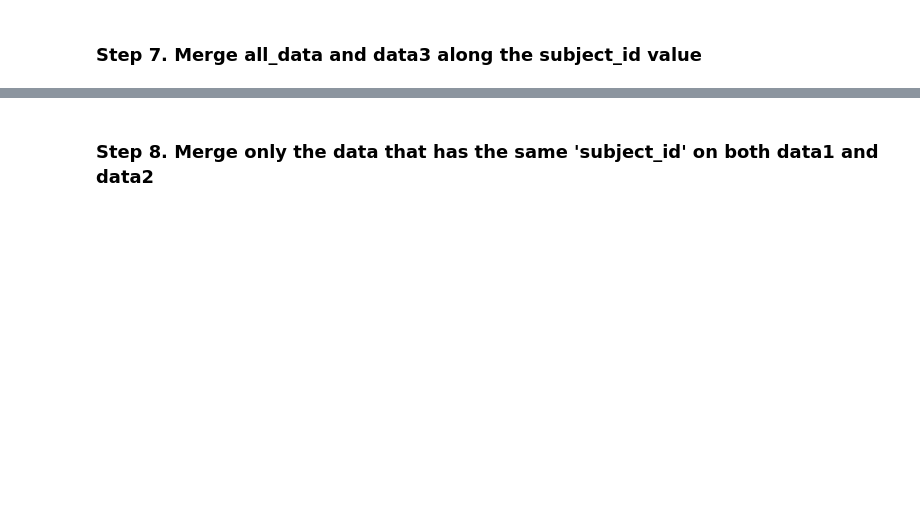
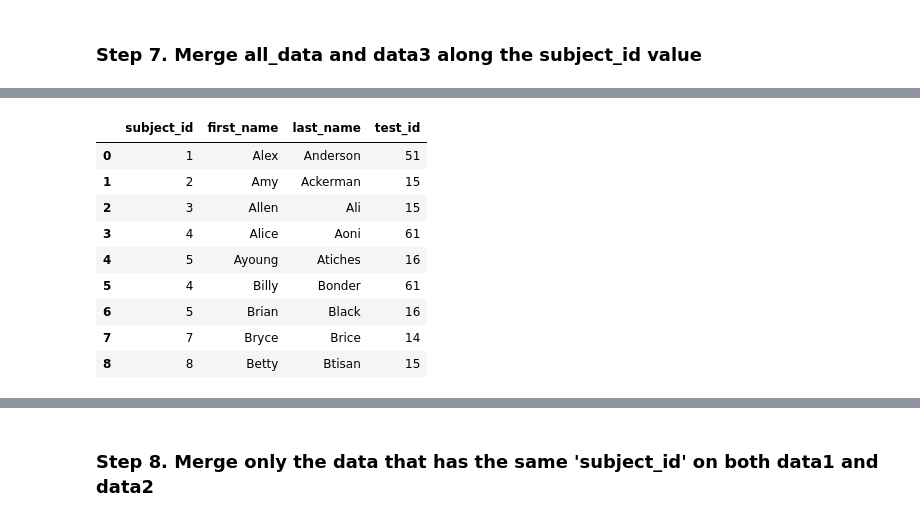
Before and after one commit to susana-PB/ONLINE_DS_THEBRIDGE_susanaPB, a Jupyter notebook: 2-Data_Analysis/2-Pandas/Practica/5-Fictitous_Names/Fictitous_names.ipynb, the cells around one changed output, grey strips where cells are left out. Saved outputs shown, nothing was run; the diff lists cells and outputs as text; code cells hidden in the pictures; blank space fills up the shorter version.

```diff
--- a/2-Data_Analysis/2-Pandas/Practica/5-Fictitous_Names/Fictitous_names.ipynb
+++ b/2-Data_Analysis/2-Pandas/Practica/5-Fictitous_Names/Fictitous_names.ipynb
@@ -31,0 +156,13 @@ raw_data_3 = {
+# %%
+pd.merge(all_data, data3)
+# %% [output]
+|  | subject_id | first_name | last_name | test_id |
+| 0 | 1 | Alex | Anderson | 51 |
+| 1 | 2 | Amy | Ackerman | 15 |
+| 2 | 3 | Allen | Ali | 15 |
+| 3 | 4 | Alice | Aoni | 61 |
+| 4 | 5 | Ayoung | Atiches | 16 |
+| 5 | 4 | Billy | Bonder | 61 |
+| 6 | 5 | Brian | Black | 16 |
+| 7 | 7 | Bryce | Brice | 14 |
+| 8 | 8 | Betty | Btisan | 15 |
```
Also changed, not shown: parts of 17 cells of this notebook, 5 other files.
